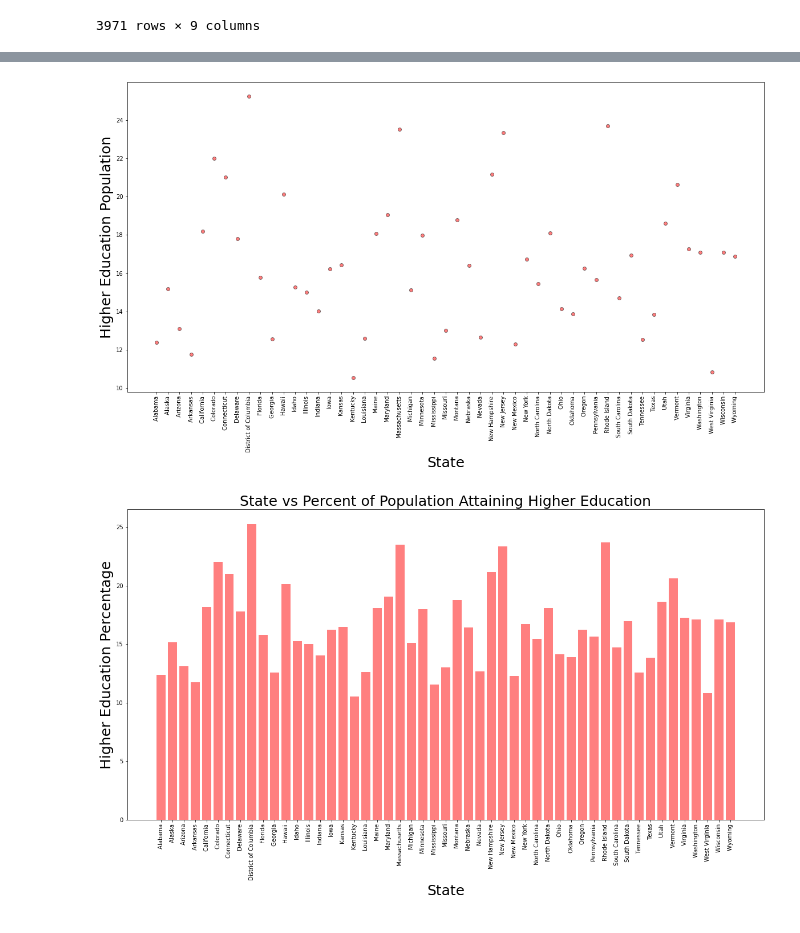
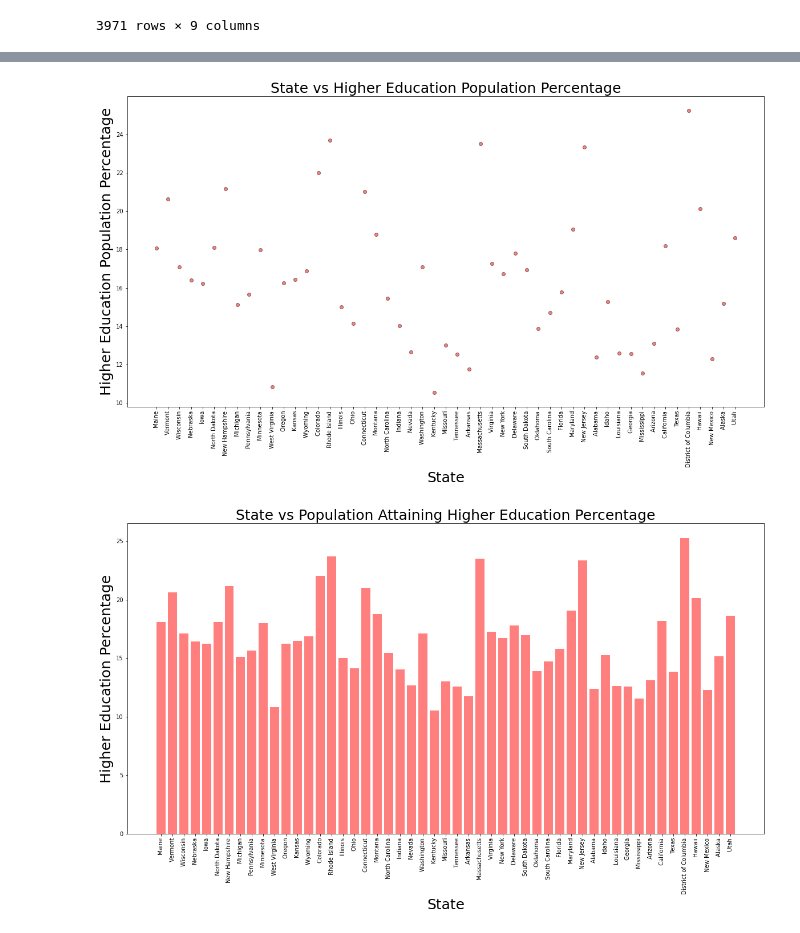
Before and after one commit to safetyh546/TeamDingo, a Jupyter notebook: educationlevel.ipynb, the cells around one changed output, grey strips where cells are left out. Saved outputs shown, nothing was run; the diff lists cells and outputs as text; code cells hidden in the pictures.

```diff
--- a/educationlevel.ipynb
+++ b/educationlevel.ipynb
@@ -121,6 +121,11 @@ clean_df
 # %%
 #state_ed = clean_df.groupby('State').sum('Sum of Higher Education')
 state_ed = clean_df.groupby('State')["Percent educational attainment Pop 25yrs> Bachelor's Degree"].mean()
+house_ed = clean_df.groupby('State')["Estimate!!HOUSEHOLDS BY TYPE!!Total households!!Average family size"].mean()
+state_ed = state_ed.reset_index()
+house_ed = house_ed.reset_index()
+state_ed["Estimate!!HOUSEHOLDS BY TYPE!!Total households!!Average family size"] = house_ed["Estimate!!HOUSEHOLDS BY TYPE!!Total households!!Average family size"]
+state_ed = state_ed.sort_values(by=['Estimate!!HOUSEHOLDS BY TYPE!!Total households!!Average family size'])
 state_ed = state_ed.reset_index()
 state_ed
 # %% [output]
@@ -149,23 +154,25 @@ plt.figure(figsize=(20,10))
 plt.scatter(x, y, marker = 'o', facecolors ='red', edgecolors='black', alpha = 0.5)
 x_axis = np.arange(len(x))
 tick_locations = [value for value in x_axis]
-plt.xticks(tick_locations, x, rotation="vertical")
+plt.xticks(tick_locations, state_ed["State"], rotation="vertical")
 plt.xlabel('State', fontsize=25)
-plt.ylabel('Higher Education Population', fontsize=25)
+plt.ylabel('Higher Education Population Percentage', fontsize=25)
+plt.title('State vs Higher Education Population Percentage', fontsize=25)
 plt.show()
 # %% [output]
-[figure, old version]
+[figure, new version]
 # %%
+#State vs Percent Population attaining higher education
 x = state_ed["State"]
 x_axis = np.arange(len(x))
 y = state_ed["Percent educational attainment Pop 25yrs> Bachelor's Degree"]
 plt.figure(figsize=(20,10))
 plt.bar(x_axis, y, color='r', alpha=0.5, align="center")
 tick_locations = [value for value in x_axis]
 plt.xticks(tick_locations, x, rotation="vertical")
 plt.xlabel('State', fontsize=25)
 plt.ylabel('Higher Education Percentage', fontsize=25)
-plt.title('State vs Percent of Population Attaining Higher Education', fontsize=25)
+plt.title('State vs Population Attaining Higher Education Percentage', fontsize=25)
 plt.show()
 # %% [output]
-[figure, old version]
+[figure, new version]
```
Also changed, not shown: parts of 3 cells of this notebook.
